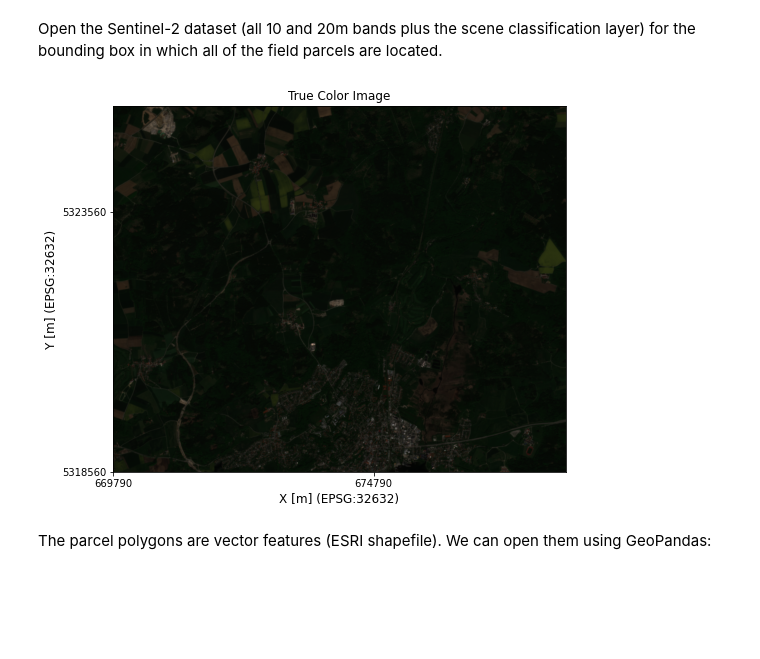
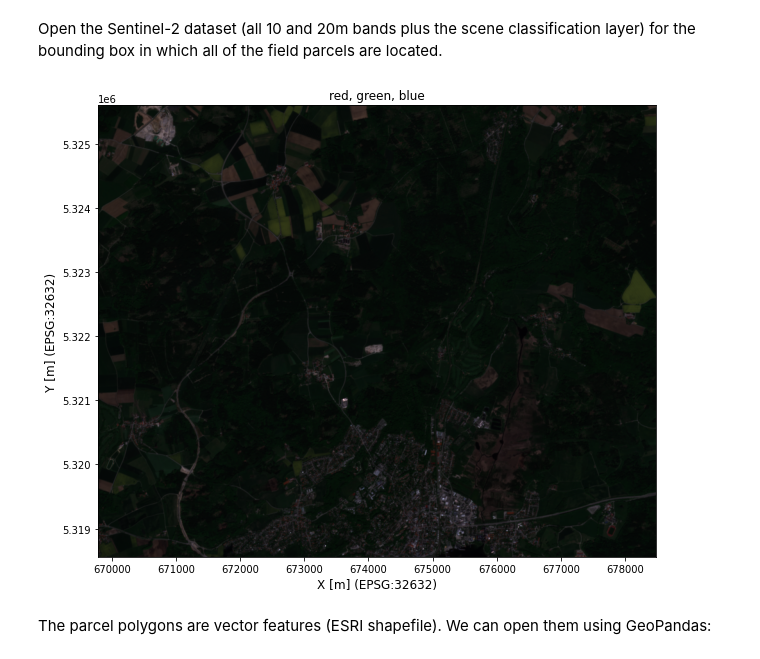
Before and after one commit to EOA-team/AgriSatPy, a Jupyter notebook: tutorial/sentinel2_field_parcel_extraction.ipynb, the cells around one changed output. Saved outputs shown, nothing was run; the diff lists cells and outputs as text; code cells hidden in the pictures; blank space fills up the shorter version.

```diff
--- a/tutorial/sentinel2_field_parcel_extraction.ipynb
+++ b/tutorial/sentinel2_field_parcel_extraction.ipynb
@@ -61,18 +61,17 @@ Open the Sentinel-2 dataset (all 10 and 20m bands plus the scene classification
 # %%
 # define file-path to ESRI shapefile (all formats understood by fiona work)
 field_parcels = Path('../data/sample_polygons/BY_Polygons_Canola_2019_EPSG32632.shp')
 
 # read data from .SAFE dataset for the selected AOI and spectral bands
-handler = Sentinel2Handler()
-handler.read_from_safe(
+handler = Sentinel2().from_safe(
     in_dir=testdata_fname_unzipped,
-    polygon_features=field_parcels,
+    vector_features=field_parcels,
     full_bounding_box_only=True
 )
 
-fig_rgb = handler.plot_rgb()
+fig_rgb = handler.plot_multiple_bands(['red','green','blue'])
 # %% [output]
-[figure, old version]
+[figure, new version]
 # %% [markdown]
 The parcel polygons are vector features (ESRI shapefile). We can open them using GeoPandas:
 # %%
```
Also changed, not shown: parts of 3 cells of this notebook, 2 other files.
